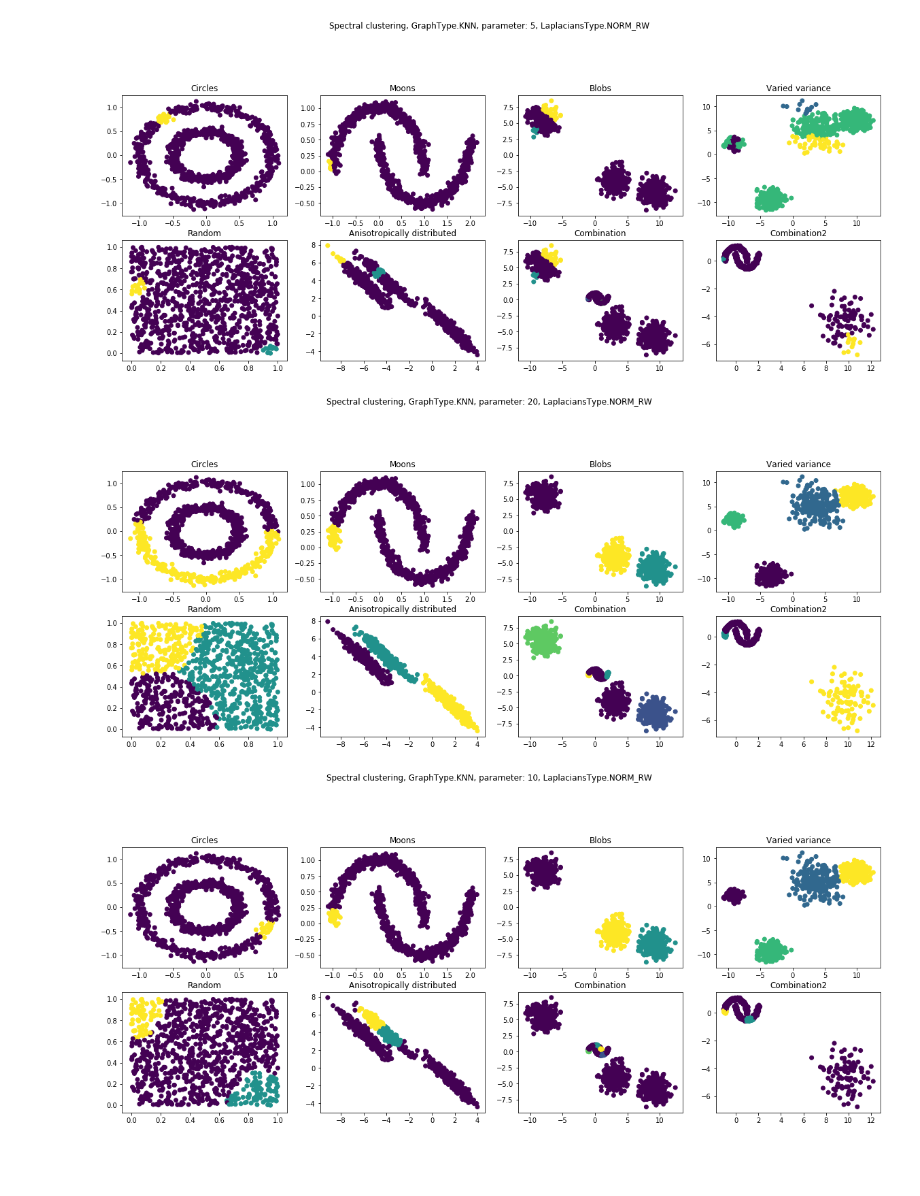
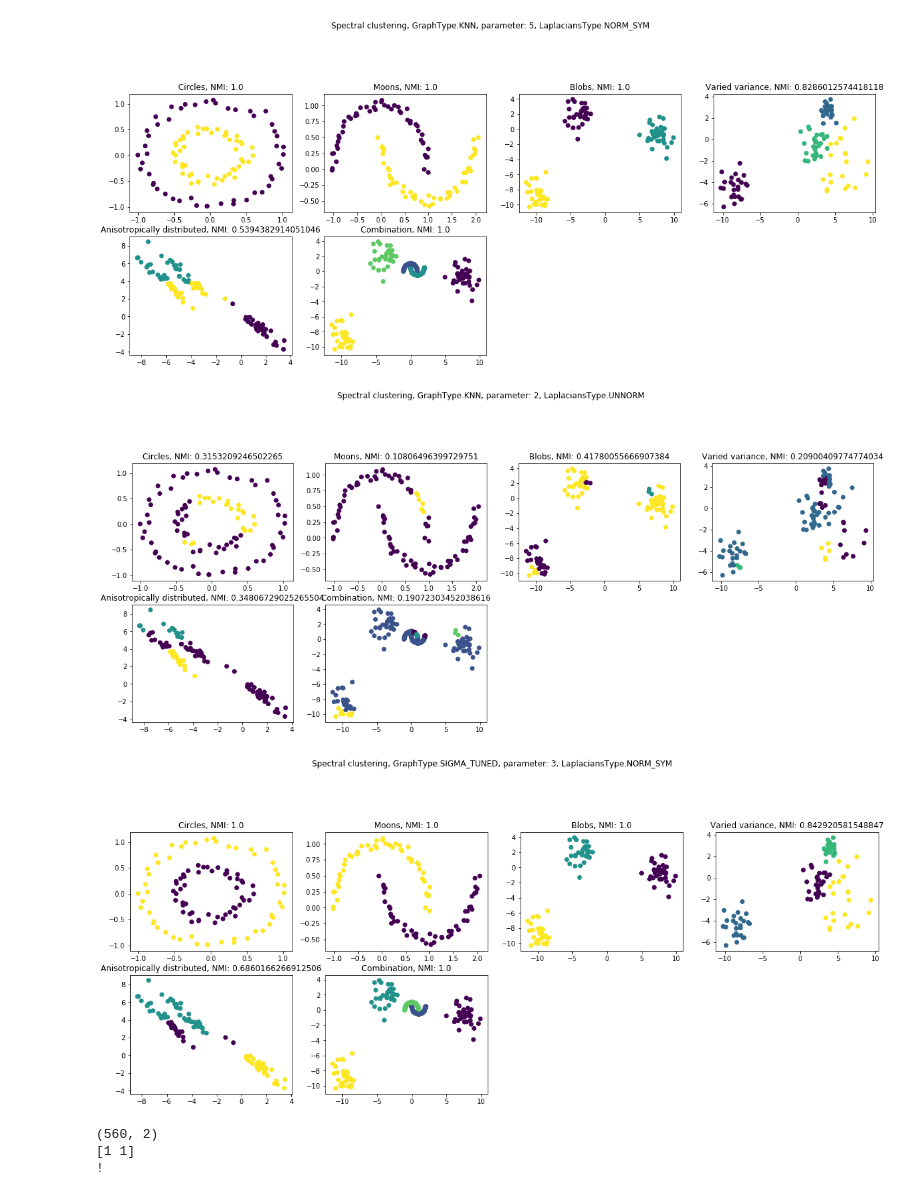
Before and after one commit to OlehOnyshchak/SpectralClustering, a Jupyter notebook: notebook/SpectralClustering.ipynb, the cells around one changed output. Cells and saved outputs as stored; diff of their text form; code cells hidden in the pictures; blank space fills up the shorter version.

Commit message:
Added sigma estimation technique. Added NMI metrics.

```diff
--- a/notebook/SpectralClustering.ipynb
+++ b/notebook/SpectralClustering.ipynb
@@ -207,19 +261,43 @@ plot_results(results, titles, params=params, alg_type=Algorithm.SPECTRAL)
 # %%
-params = {'gtype' : GraphType.KNN, 'ltype' : LaplaciansType.NORM_RW, 'gparam' : 5}
-results = run_algorithm(Algorithm.SPECTRAL, dataset_collection, n_clusters, params)
+params = {'gtype' : GraphType.KNN, 'ltype' : LaplaciansType.NORM_SYM, 'gparam' : 5}
+results = run_algorithm(Algorithm.SPECTRAL, dataset_collection, n_clusters=cluster_counts, params=params)
 plot_results(results, titles, params=params, alg_type=Algorithm.SPECTRAL)
 # %% [output]
-[figure, old version]
+[figure, new version]
 # %%
-params = {'gtype' : GraphType.KNN, 'ltype' : LaplaciansType.NORM_RW, 'gparam' : 20}
-results = run_algorithm(Algorithm.SPECTRAL, dataset_collection, n_clusters, params)
+params = {'gtype' : GraphType.KNN, 'ltype' : LaplaciansType.UNNORM, 'gparam' : 2}
+results = run_algorithm(Algorithm.SPECTRAL, dataset_collection, n_clusters=cluster_counts, params=params)
 plot_results(results, titles, params=params, alg_type=Algorithm.SPECTRAL)
 # %% [output]
-[figure, old version]
+[figure, new version]
 # %%
-params = {'gtype' : GraphType.KNN, 'ltype' : LaplaciansType.NORM_RW, 'gparam' : 10}
-results = run_algorithm(Algorithm.SPECTRAL, dataset_collection, n_clusters, params)
+params = {'gtype' : GraphType.SIGMA_TUNED, 'ltype' : LaplaciansType.NORM_SYM, 'gparam' : 3}
+results = run_algorithm(Algorithm.SPECTRAL, dataset_collection, n_clusters=cluster_counts, params=params)
 plot_results(results, titles, params=params, alg_type=Algorithm.SPECTRAL)
 # %% [output]
-[figure, old version]
+[figure, new version]
+# %%
+first = results[0]
+data = first[0]
+labels = first[1]
+
+
+fig = np.take(data, np.where(labels == 0), axis=0)
+fig2 = np.take(data, np.where(labels == 1), axis=0)
+
+fig = fig[0]
+
+fig[0] = [1, 1]
+
+print(fig.shape)
+print(np.array([1, 1]))
+
+if np.array([1, 1]).tolist() in fig.tolist():
+    print("!")
+else:
+    print("!!")
+# %% [output]
+(560, 2)
+[1 1]
+!
 # %%
```
Also changed, not shown: parts of 13 cells of this notebook.
